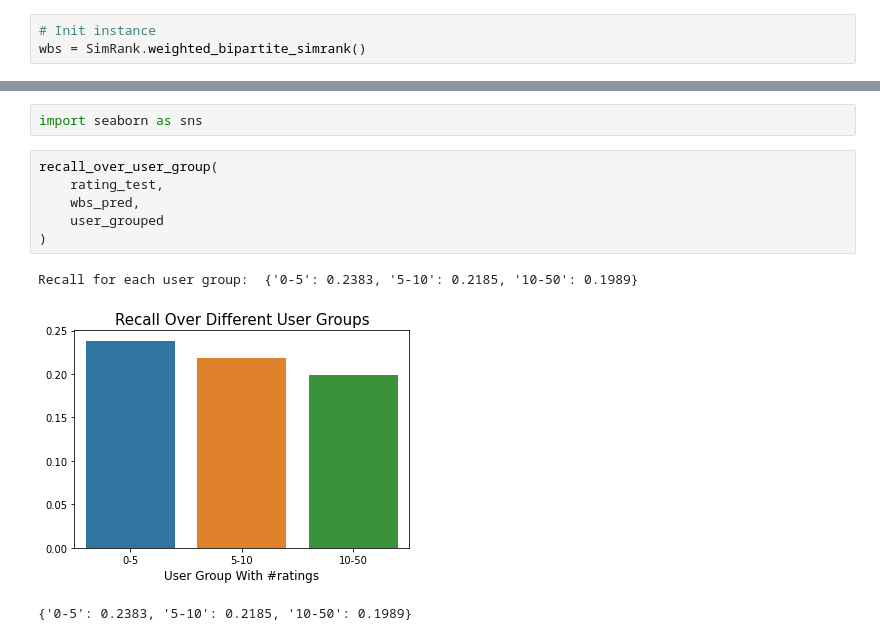
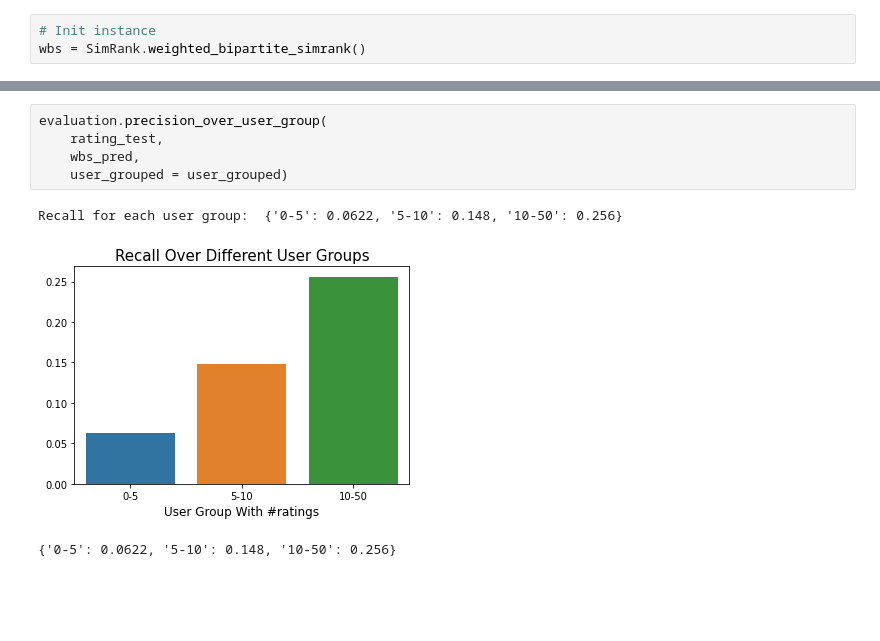
Before and after one commit to ysong1231/SimRank, a Jupyter notebook: Main.ipynb, the cells around one changed output, grey strips where cells are left out. Cells and saved outputs as stored; diff of their text form; blank space fills up the shorter version.

```diff
--- a/Main.ipynb
+++ b/Main.ipynb
@@ -329,12 +209,9 @@ def recall_over_user_group(
-# %%
-import seaborn as sns
 # %%
-recall_over_user_group(
+evaluation.precision_over_user_group(
     rating_test,
     wbs_pred,
-    user_grouped
-)
+    user_grouped = user_grouped)
 # %% [output]
-Recall for each user group:  {'0-5': 0.2383, '5-10': 0.2185, '10-50': 0.1989}
+Recall for each user group:  {'0-5': 0.0622, '5-10': 0.148, '10-50': 0.256}
-[figure, old version]
+[figure, new version]
-{'0-5': 0.2383, '5-10': 0.2185, '10-50': 0.1989}
+{'0-5': 0.0622, '5-10': 0.148, '10-50': 0.256}
```
Also changed, not shown: parts of 15 cells of this notebook, 1 other file.
